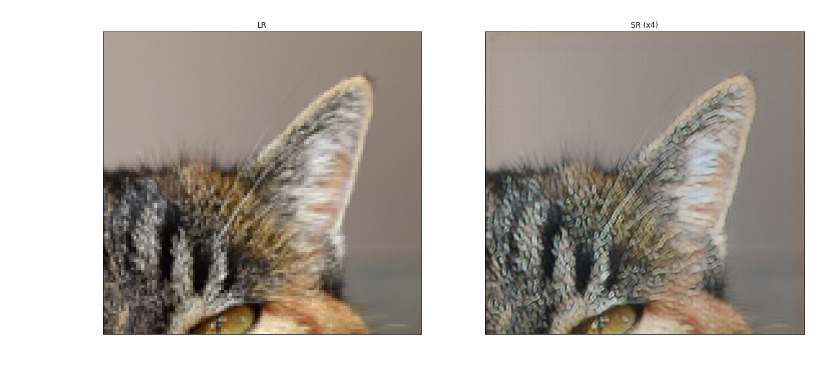
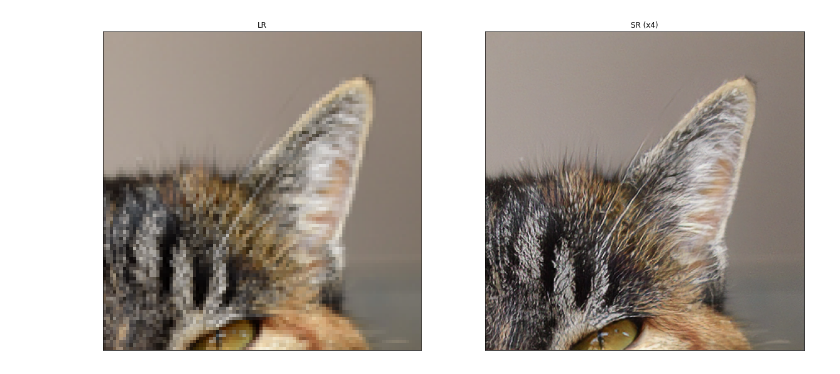
Before and after one commit to inSam/SR-GAN-Edge-TPU, a Jupyter notebook: super-resolution.ipynb, the cells around one changed output. Drawn from its saved outputs; the diff is of its cells as text; code cells hidden in the pictures.

```diff
--- a/super-resolution.ipynb
+++ b/super-resolution.ipynb
@@ -115,15 +69,19 @@ Downloading data from https://storage.googleapis.com/tensorflow/keras-applicatio
 from model.srgan import generator
 from model import resolve_single
 from utils import load_image, plot_sample
+import tensorflow as tf
 
 model = generator()
 model.load_weights('weights/srgan/gan_generator.h5')
 
 
 lr = load_image('demo/0869x4-crop.png')
-sr = resolve_single(model, lr)
+lr_reshape = tf.image.resize(lr, [96, 96], method='bicubic')
+#lr_reshape = lr
+#print(lr.shape)
+sr = resolve_single(model, lr_reshape)
 
 
 
-plot_sample(lr, sr)
+plot_sample(lr_reshape/255.0, sr)
 # %% [output]
@@ -130 +91 @@ plot_sample(lr, sr)
-[figure, old version]
+[figure, new version]
```
Also changed, not shown: parts of 19 cells of this notebook, 9 other files.
